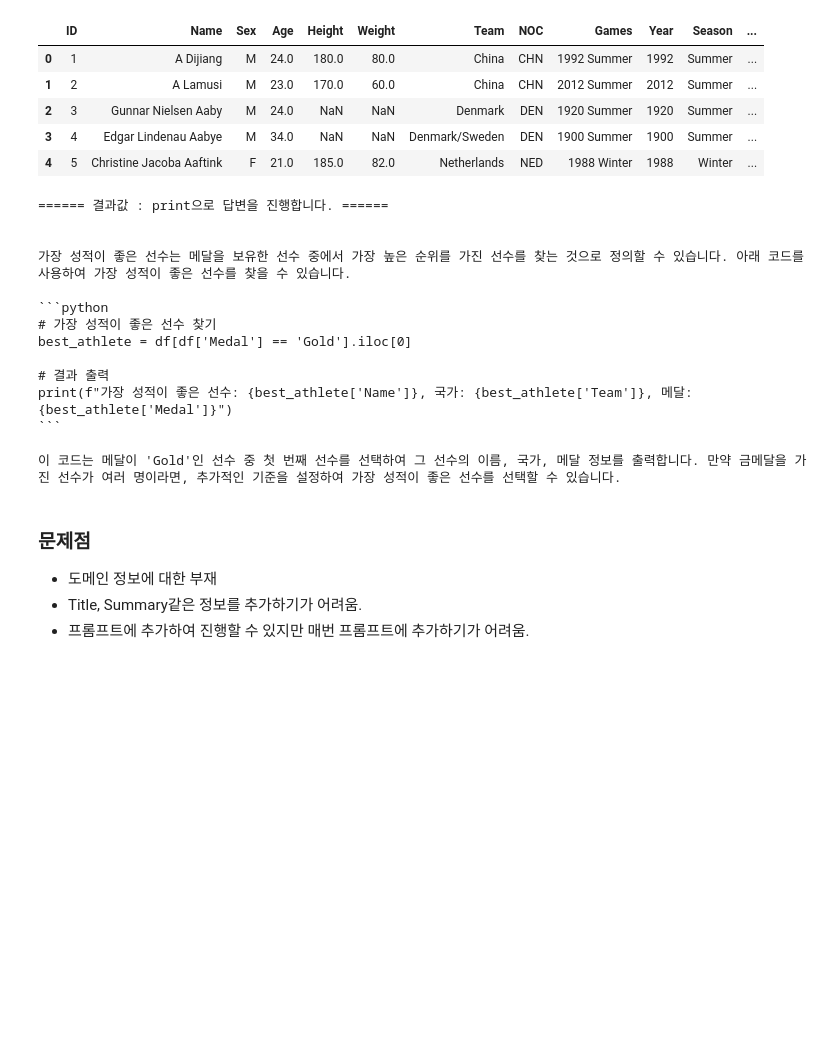
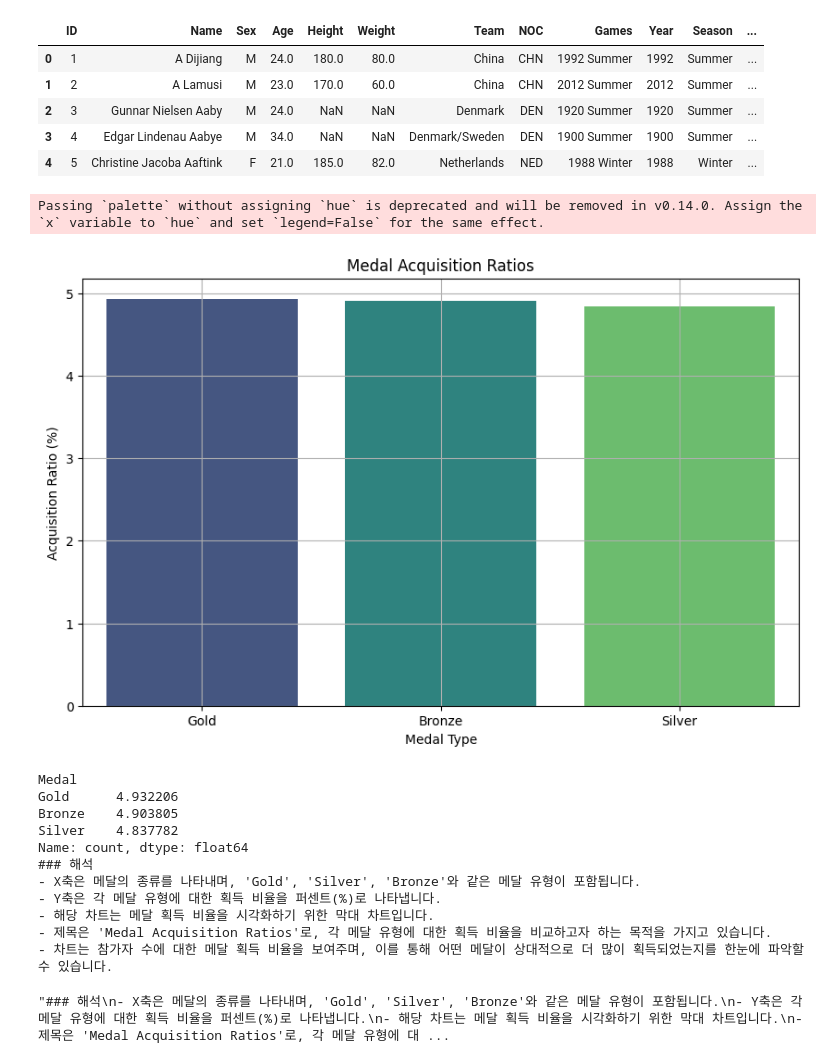
Before and after one commit to Ukbang/Agent_with_EtNews, a Jupyter notebook: Part2.ipynb, the cells around one changed output. Cells and saved outputs as stored; diff of their text form; code cells hidden in the pictures; blank space fills up the shorter version.

````diff
--- a/Part2.ipynb
+++ b/Part2.ipynb
@@ -208,26 +208,10 @@ def checker(response):
 
     code = extract_code(response)
 
-    prompt = PromptTemplate.from_template("""
-            너는 입력된 코드의 결과가 시각화인지, 문자열로 출력되는지 검사하는 역할을 맡은 데이터 분석가야.
-            시각화라면 : "plot"
-            문자열이면 : "print"
-            를 출력하여야해.
-            항상 대답은 둘 중 하나로만 단답형으로 대답해야해. ["plot", "print"]
-
-
-            code : {code}
-
-            """
-            )
-
-    chain = prompt | llm
-
-    result = chain.invoke({"code": code}).content
-
     code_prompt = PromptTemplate.from_template("""
             너는 주어진 차트를 해석해주는 데이터분석가야.
             주어진 차트를 해석해줘
+            예시를 줄테니 비슷한 느낌으로 답변해주면 돼.
 
             ### 예시 1
             - UserID는 고유한 식별값입니다.
@@ -235,6 +219,7 @@ def checker(response):
             ### 예시 2
             - X축은 2013-02-11 ~ 2016-04-16까지의 시간을 나타내는 TimeStamp 컬럼입니다.
             - Y축은 Passengers로 해당 날짜에 탑승한 승객을 나타냅니다.
+            - 해당 차트는 ROI를 모니터링하기 위한 선 차트로 보여집니다.
             - 제목은 'Number of passengers on board by date'로 일자 별로 탑승한 승객을 보려는 시계열 차트입니다.
 
             code : {code}
@@ -244,38 +229,30 @@ def checker(response):
 
     code_chain = code_prompt | llm
 
-    if result == "plot":
-        print(f"====== 결과값 : {result}으로 시각화를 진행합니다. ====== \n\n")
-        code_tool.run(code)
-        response = code_chain.invoke({"code":code})
-        print(response.content)
-        return response
-    else:
-        print(f"====== 결과값 : {result}으로 답변을 진행합니다. ====== \n\n")
-        print(response.content)
-        return response
+    code_tool.run(code)
+    response = code_chain.invoke({"code":code})
+    print(response.content)
+    return response
 # %%
 chain = prompt | llm | RunnableLambda(checker)
 # %%
 result = chain.invoke({"head": df2.head(),
-                       "query":"가장 성적이 좋은 선수는 누구야?"})
+                       "query":"메달 별 획득 비율은 어때?"})
 # %% [output]
-====== 결과값 : print으로 답변을 진행합니다. ======
-
-
-가장 성적이 좋은 선수는 메달을 보유한 선수 중에서 가장 높은 순위를 가진 선수를 찾는 것으로 정의할 수 있습니다. 아래 코드를 사용하여 가장 성적이 좋은 선수를 찾을 수 있습니다.
-
-```python
-# 가장 성적이 좋은 선수 찾기
-best_athlete = df[df['Medal'] == 'Gold'].iloc[0]
-
-# 결과 출력
-print(f"가장 성적이 좋은 선수: {best_athlete['Name']}, 국가: {best_athlete['Team']}, 메달: {best_athlete['Medal']}")
-```
-
-이 코드는 메달이 'Gold'인 선수 중 첫 번째 선수를 선택하여 그 선수의 이름, 국가, 메달 정보를 출력합니다. 만약 금메달을 가진 선수가 여러 명이라면, 추가적인 기준을 설정하여 가장 성적이 좋은 선수를 선택할 수 있습니다.
+Passing `palette` without assigning `hue` is deprecated and will be removed in v0.14.0. Assign the `x` variable to `hue` and set `legend=False` for the same effect.
+[figure, added]
+Medal
+Gold      4.932206
+Bronze    4.903805
+Silver    4.837782
+Name: count, dtype: float64
+### 해석
+- X축은 메달의 종류를 나타내며, 'Gold', 'Silver', 'Bronze'와 같은 메달 유형이 포함됩니다.
+- Y축은 각 메달 유형에 대한 획득 비율을 퍼센트(%)로 나타냅니다.
+- 해당 차트는 메달 획득 비율을 시각화하기 위한 막대 차트입니다.
+- 제목은 'Medal Acquisition Ratios'로, 각 메달 유형에 대한 획득 비율을 비교하고자 하는 목적을 가지고 있습니다.
+- 차트는 참가자 수에 대한 메달 획득 비율을 보여주며, 이를 통해 어떤 메달이 상대적으로 더 많이 획득되었는지를 한눈에 파악할 수 있습니다.
-# %% [markdown]
-### 문제점
-- 도메인 정보에 대한 부재
-- Title, Summary같은 정보를 추가하기가 어려움.
-- 프롬프트에 추가하여 진행할 수 있지만 매번 프롬프트에 추가하기가 어려움.
+# %%
+result.content
+# %% [output]
+"### 해석\n- X축은 메달의 종류를 나타내며, 'Gold', 'Silver', 'Bronze'와 같은 메달 유형이 포함됩니다.\n- Y축은 각 메달 유형에 대한 획득 비율을 퍼센트(%)로 나타냅니다.\n- 해당 차트는 메달 획득 비율을 시각화하기 위한 막대 차트입니다.\n- 제목은 'Medal Acquisition Ratios'로, 각 메달 유형에 대 ...
````
Also changed, not shown: parts of 2 cells of this notebook, 1 other file.
